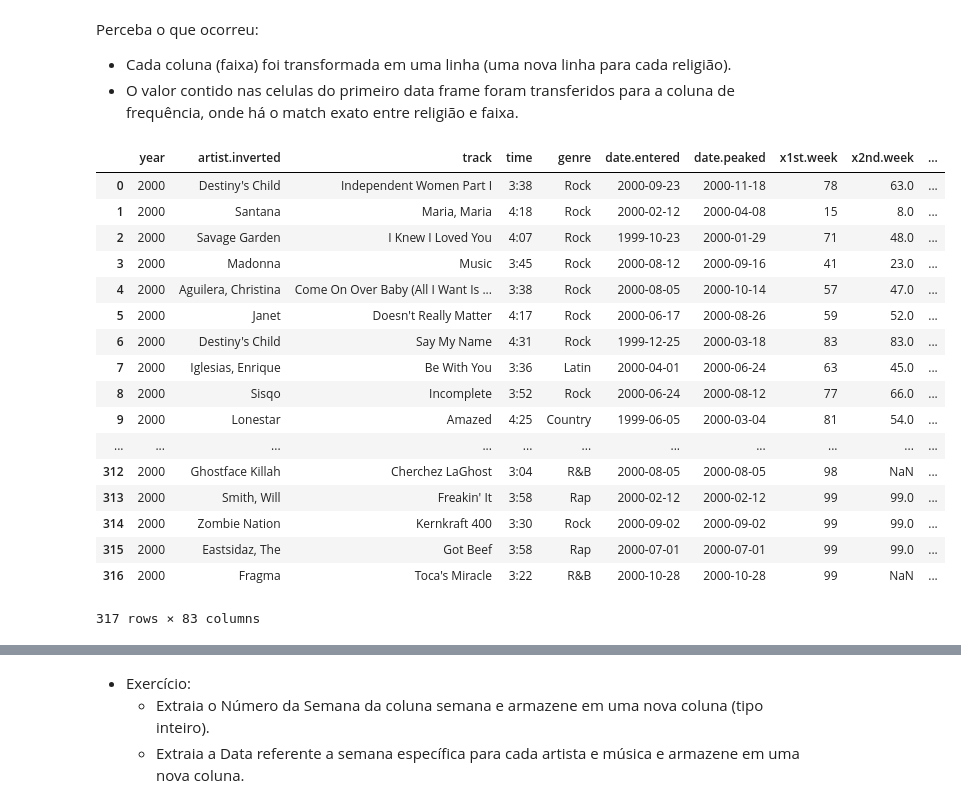
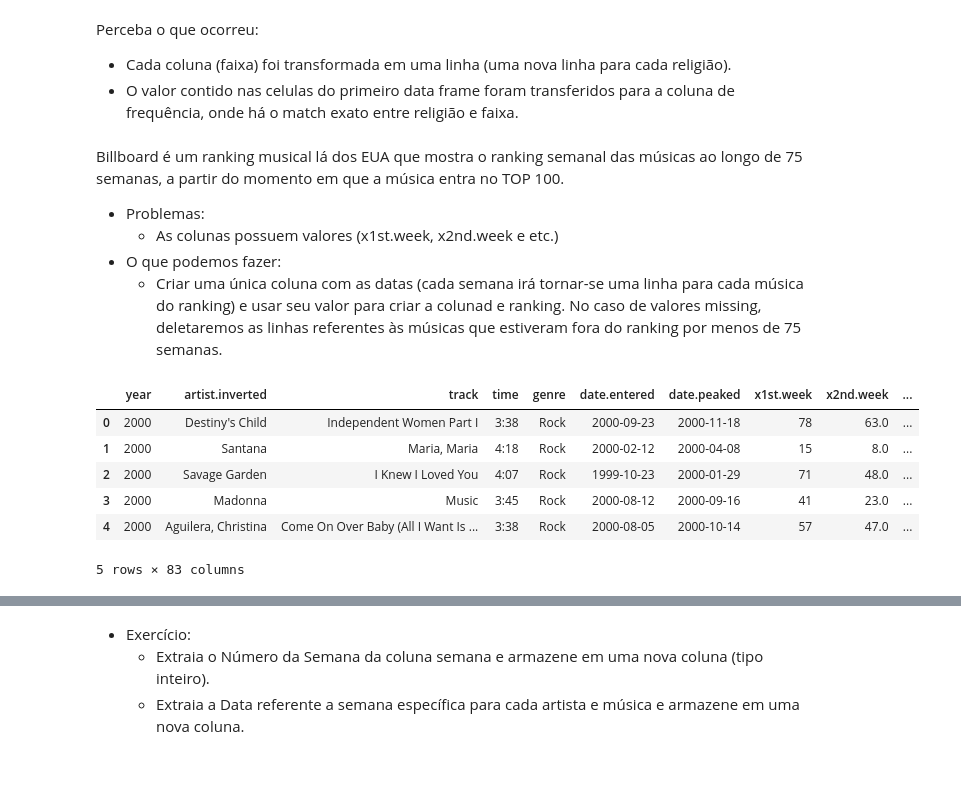
Before and after one commit to brondevitor/Python_Jorney, a Jupyter notebook: Data Preparation/Data Wrangling (Parte I) .ipynb, the cells around one changed output, grey strips where cells are left out. Saved outputs shown, nothing was run; the diff lists cells and outputs as text; code cells hidden in the pictures; blank space fills up the shorter version.

```diff
--- a/Data Preparation/Data Wrangling (Parte I) .ipynb
+++ b/Data Preparation/Data Wrangling (Parte I) .ipynb
@@ -154,26 +154,21 @@ pd.melt(df_pew_raw, id_vars='religion', var_name='faixa_receita', value_name='fr
 Perceba o que ocorreu:
 + Cada coluna (faixa) foi transformada em uma linha (uma nova linha para cada religião).
 + O valor contido nas celulas do primeiro data frame foram transferidos para a coluna de frequência, onde há o match exato entre religião e faixa.
+# %% [markdown]
+Billboard é um ranking musical lá dos EUA que mostra o ranking semanal das músicas ao longo de 75 semanas, a partir do momento em que a música entra no TOP 100.
+* Problemas:
+    - As colunas possuem valores (x1st.week, x2nd.week e etc.)
+* O que podemos fazer:
+    - Criar uma única coluna com as datas (cada semana irá tornar-se uma linha para cada música do ranking) e usar seu valor para criar a colunad e ranking. No caso de valores missing, deletaremos as linhas referentes às músicas que estiveram fora do ranking por menos de 75 semanas.
 # %%
 df_billboard = pd.read_csv('billboard.csv')
 # %%
-df_billboard
+df_billboard.head()
 # %% [output]
 |  | year | artist.inverted | track | time | genre | date.entered | date.peaked | x1st.week | x2nd.week | ... |
 | 0 | 2000 | Destiny's Child | Independent Women Part I | 3:38 | Rock | 2000-09-23 | 2000-11-18 | 78 | 63.0 | ... |
 | 1 | 2000 | Santana | Maria, Maria | 4:18 | Rock | 2000-02-12 | 2000-04-08 | 15 | 8.0 | ... |
 | 2 | 2000 | Savage Garden | I Knew I Loved You | 4:07 | Rock | 1999-10-23 | 2000-01-29 | 71 | 48.0 | ... |
 | 3 | 2000 | Madonna | Music | 3:45 | Rock | 2000-08-12 | 2000-09-16 | 41 | 23.0 | ... |
 | 4 | 2000 | Aguilera, Christina | Come On Over Baby (All I Want Is ... | 3:38 | Rock | 2000-08-05 | 2000-10-14 | 57 | 47.0 | ... |
-| 5 | 2000 | Janet | Doesn't Really Matter | 4:17 | Rock | 2000-06-17 | 2000-08-26 | 59 | 52.0 | ... |
-| 6 | 2000 | Destiny's Child | Say My Name | 4:31 | Rock | 1999-12-25 | 2000-03-18 | 83 | 83.0 | ... |
-| 7 | 2000 | Iglesias, Enrique | Be With You | 3:36 | Latin | 2000-04-01 | 2000-06-24 | 63 | 45.0 | ... |
-| 8 | 2000 | Sisqo | Incomplete | 3:52 | Rock | 2000-06-24 | 2000-08-12 | 77 | 66.0 | ... |
-| 9 | 2000 | Lonestar | Amazed | 4:25 | Country | 1999-06-05 | 2000-03-04 | 81 | 54.0 | ... |
-| ... | ... | ... | ... | ... | ... | ... | ... | ... | ... | ... |
-| 312 | 2000 | Ghostface Killah | Cherchez LaGhost | 3:04 | R&B | 2000-08-05 | 2000-08-05 | 98 | NaN | ... |
-| 313 | 2000 | Smith, Will | Freakin' It | 3:58 | Rap | 2000-02-12 | 2000-02-12 | 99 | 99.0 | ... |
-| 314 | 2000 | Zombie Nation | Kernkraft 400 | 3:30 | Rock | 2000-09-02 | 2000-09-02 | 99 | 99.0 | ... |
-| 315 | 2000 | Eastsidaz, The | Got Beef | 3:58 | Rap | 2000-07-01 | 2000-07-01 | 99 | 99.0 | ... |
-| 316 | 2000 | Fragma | Toca's Miracle | 3:22 | R&B | 2000-10-28 | 2000-10-28 | 99 | NaN | ... |
-317 rows × 83 columns
+5 rows × 83 columns
```
Also changed, not shown: parts of 13 cells of this notebook.
